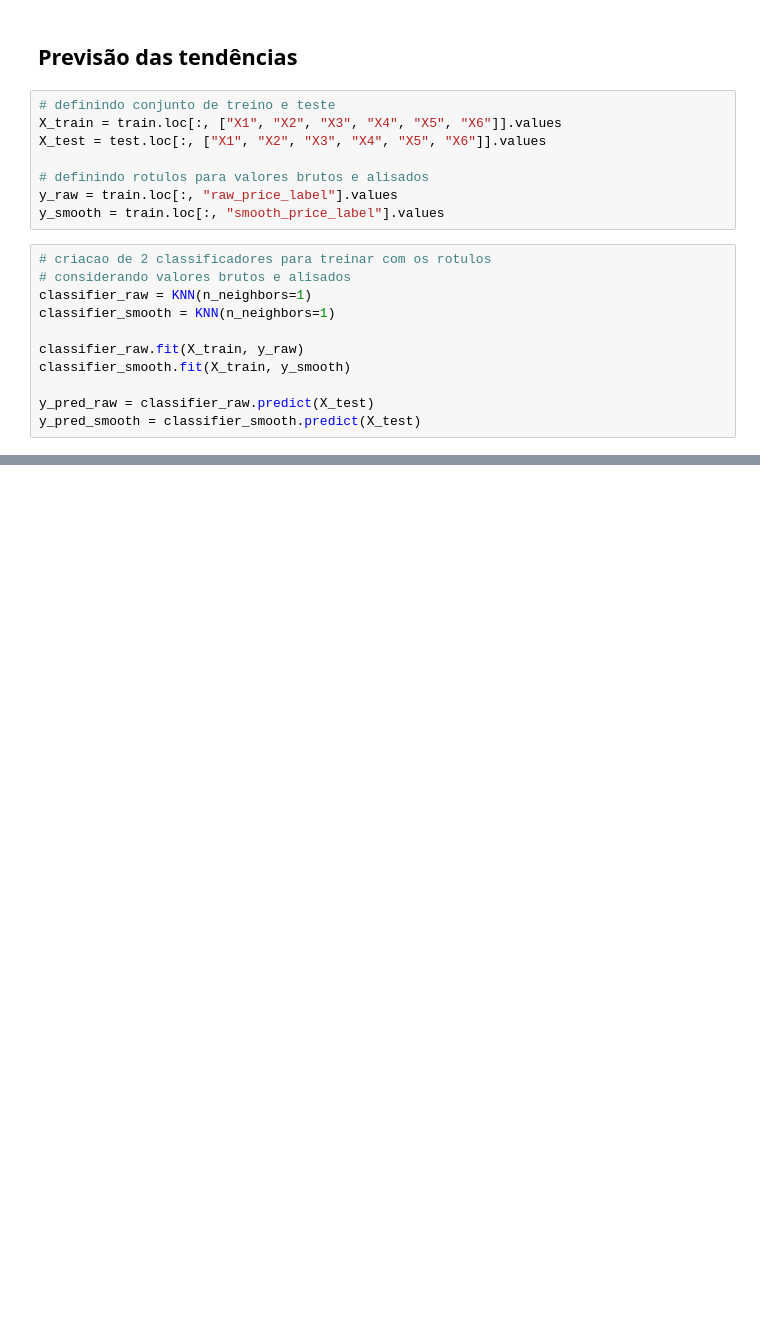
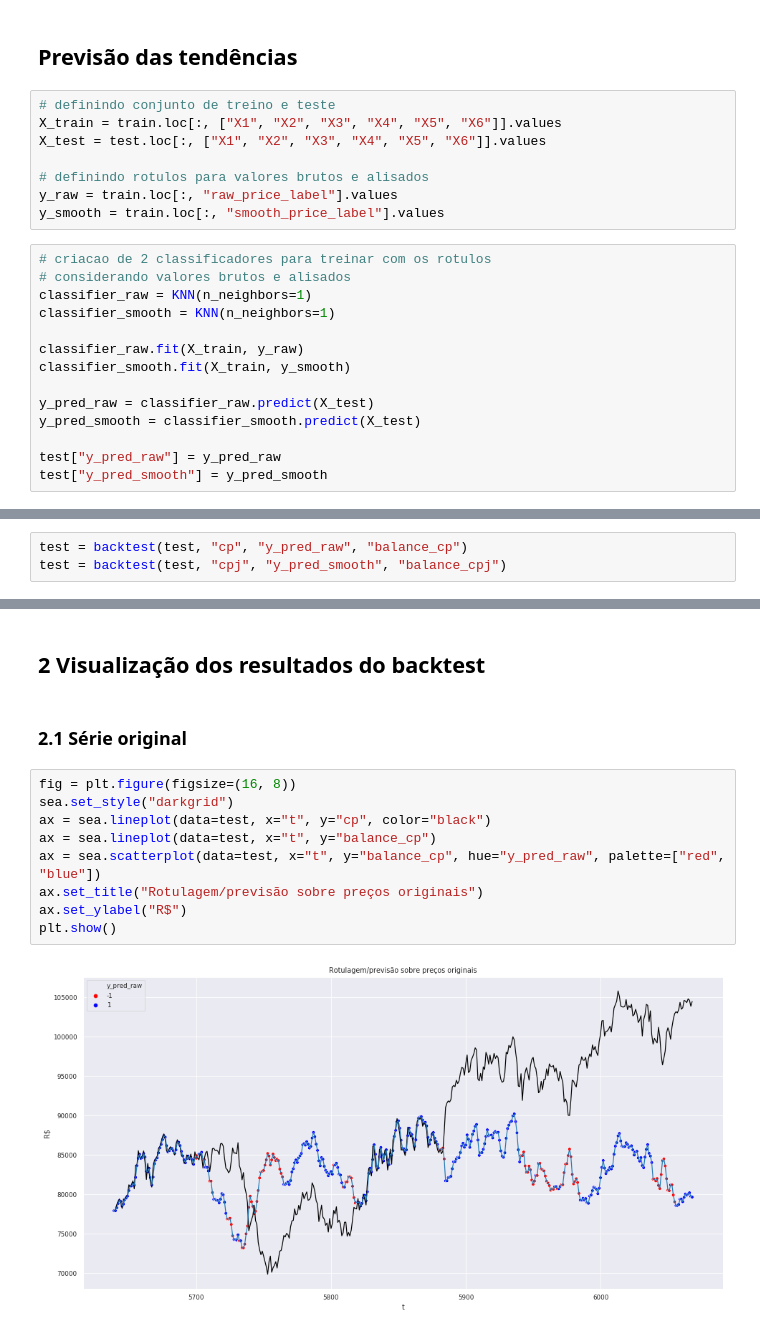
Before and after one commit to itsmeale/time_series_complex_networks, a Jupyter notebook: timeseries/trend_detection.ipynb, the cells around one changed output, grey strips where cells are left out. Saved outputs shown, nothing was run; the diff lists cells and outputs as text; blank space fills up the shorter version.

Commit message:
Adds results section

```diff
--- a/timeseries/trend_detection.ipynb
+++ b/timeseries/trend_detection.ipynb
@@ -70,3 +67,6 @@ classifier_smooth.fit(X_train, y_smooth)
 
 y_pred_raw = classifier_raw.predict(X_test)
 y_pred_smooth = classifier_smooth.predict(X_test)
+
+test["y_pred_raw"] = y_pred_raw
+test["y_pred_smooth"] = y_pred_smooth
@@ -72,0 +127,3 @@ y_pred_smooth = classifier_smooth.predict(X_test)
+# %%
+test = backtest(test, "cp", "y_pred_raw", "balance_cp")
+test = backtest(test, "cpj", "y_pred_smooth", "balance_cpj")
@@ -72,0 +158,15 @@ y_pred_smooth = classifier_smooth.predict(X_test)
+# %% [markdown]
+## 2 Visualização dos resultados do backtest
+# %% [markdown]
+### 2.1 Série original
+# %%
+fig = plt.figure(figsize=(16, 8))
+sea.set_style("darkgrid")
+ax = sea.lineplot(data=test, x="t", y="cp", color="black")
+ax = sea.lineplot(data=test, x="t", y="balance_cp")
+ax = sea.scatterplot(data=test, x="t", y="balance_cp", hue="y_pred_raw", palette=["red", "blue"])
+ax.set_title("Rotulagem/previsão sobre preços originais")
+ax.set_ylabel("R$")
+plt.show()
+# %% [output]
+[figure, added]
```
Also changed, not shown: parts of 18 cells of this notebook.
